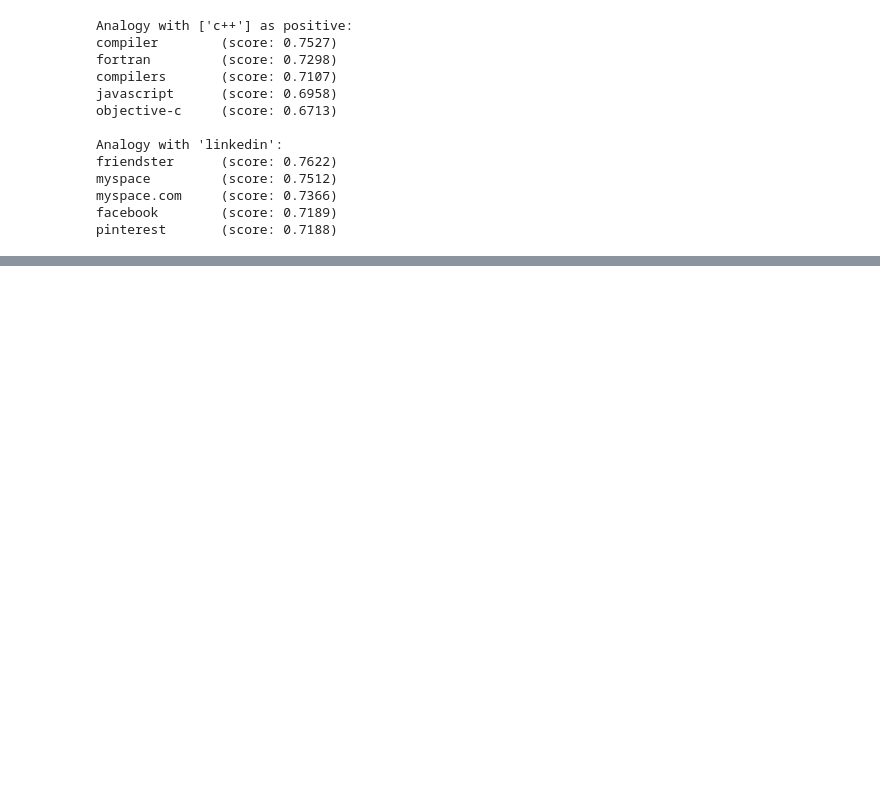
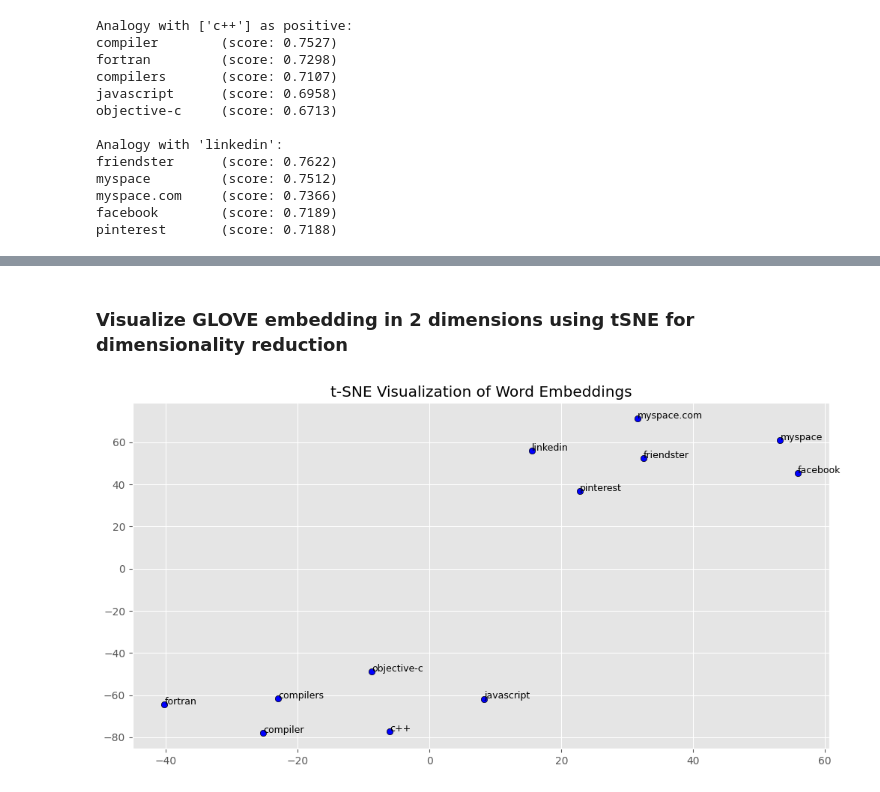
Before and after one commit to LiorGazit/Word_Vector_Functionalities, a Jupyter notebook: playing_with_vector_embeddings.ipynb, the cells around one changed output, grey strips where cells are left out. Saved outputs shown, nothing was run; the diff lists cells and outputs as text; code cells hidden in the pictures; blank space fills up the shorter version.

```diff
--- a/playing_with_vector_embeddings.ipynb
+++ b/playing_with_vector_embeddings.ipynb
@@ -150,0 +150,37 @@ display_pca_scatterplot(model,
+# %% [markdown]
+### Visualize GLOVE embedding in 2 dimensions using tSNE for dimensionality reduction
+# %%
+
+def display_tsne_scatterplot(model, words=None, sample=0):
+    if words is None:
+        if sample > 0:
+            words = np.random.choice(list(model.vocab.keys()), sample)
+        else:
+            words = list(model.vocab.keys())
+
+    vectors = np.array([model[w] for w in words])
+    tsne = TSNE(n_components=2, perplexity=5, n_iter=1000, random_state=42)
+    twodim = tsne.fit_transform(vectors)
+
+    plt.figure(figsize=(12,6))
+    plt.scatter(twodim[:,0], twodim[:,1], edgecolors='k', c='b')
+    for word, (x, y) in zip(words, twodim):
+        plt.text(x+0.05, y+0.05, word, fontsize=9)
+    plt.title("t-SNE Visualization of Word Embeddings")
+    plt.show()
+
+# Example call:
+display_tsne_scatterplot(model, words=['c++',
+'compiler',
+'fortran',
+'compilers',
+'javascript',
+'objective-c',
+'linkedin',
+'friendster',
+'myspace',
+'myspace.com',
+'facebook',
+'pinterest'])
+# %% [output]
+[figure, added]
```
Also changed, not shown: parts of 3 cells of this notebook.
